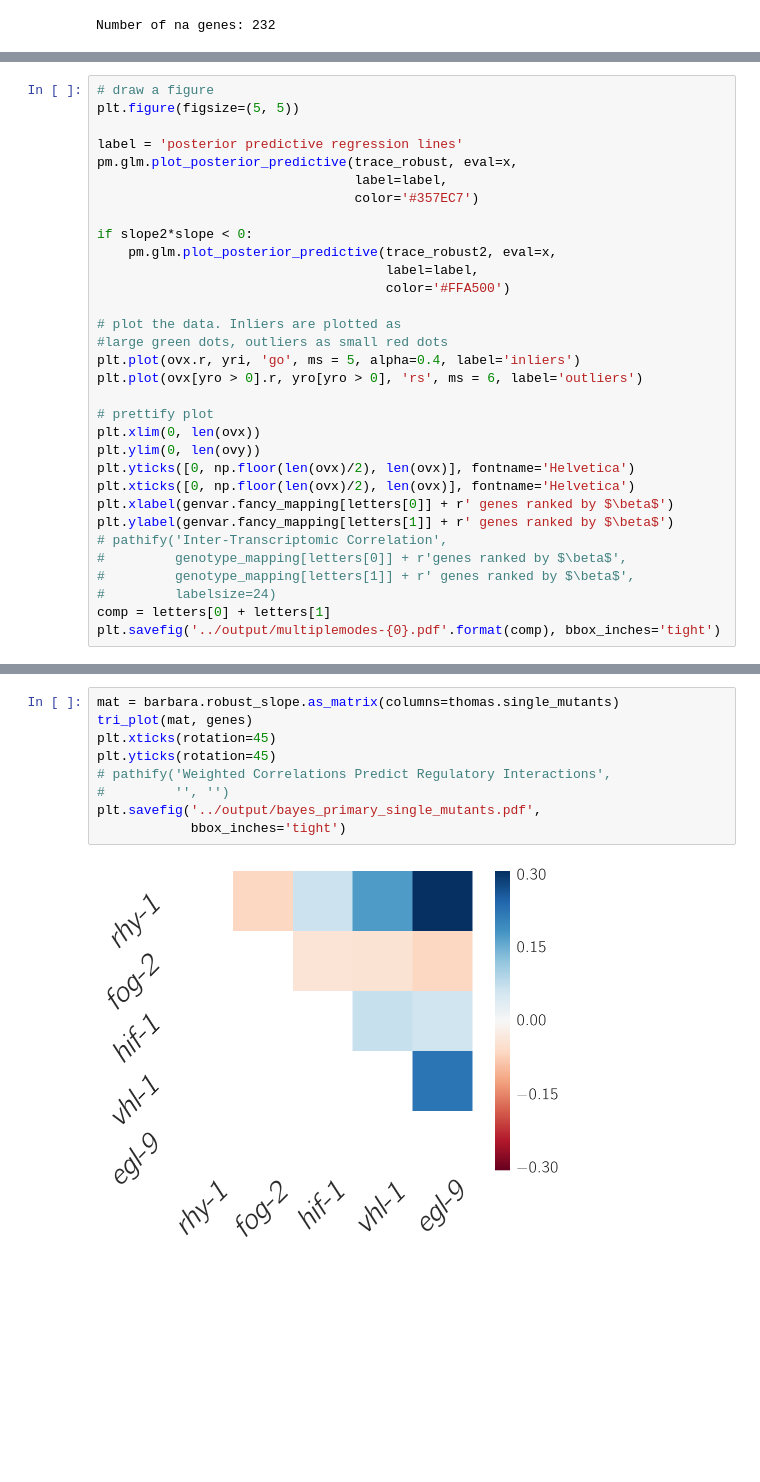
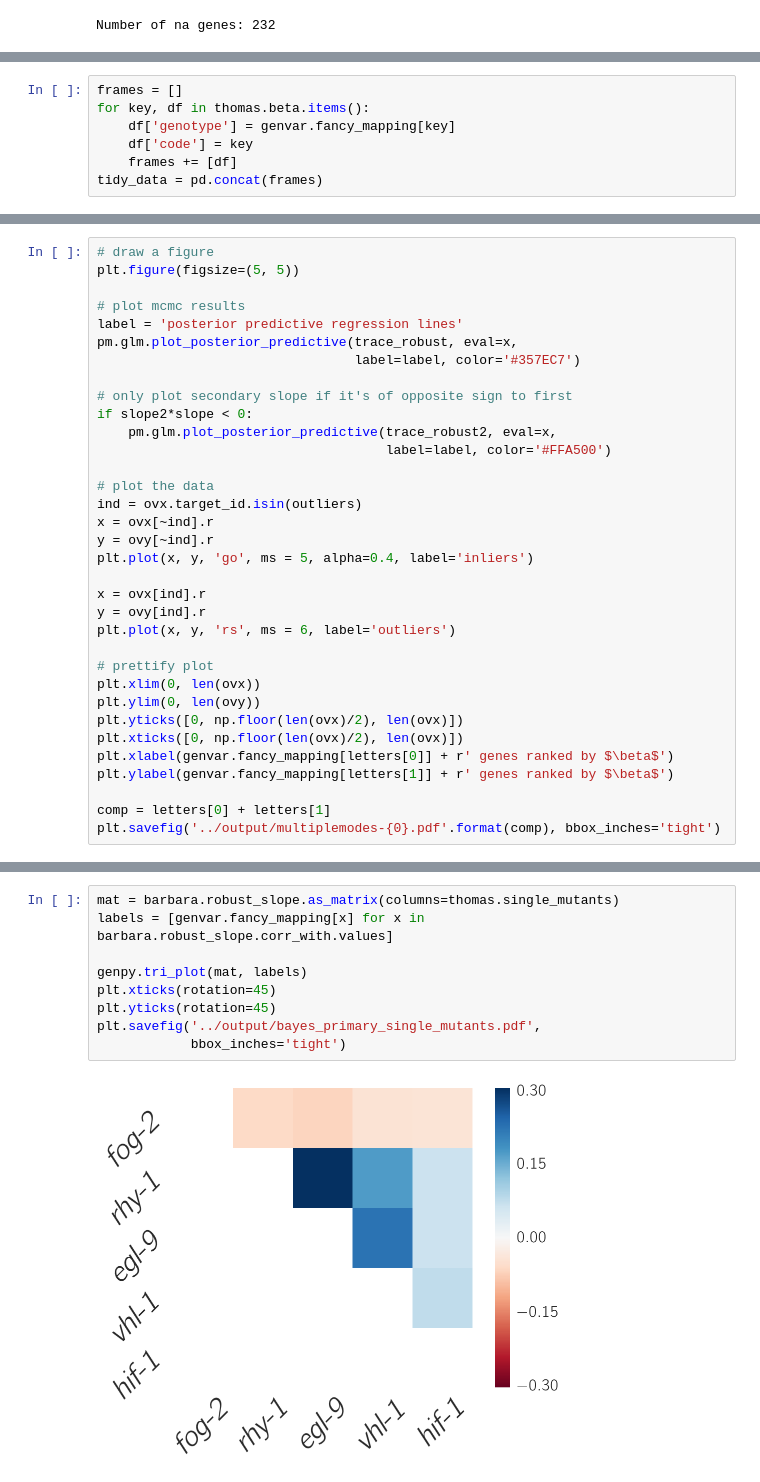
Before and after one commit to WormLabCaltech/mprsq, a Jupyter notebook: src/Predicting Interactions.ipynb, the cells around one changed output, grey strips where cells are left out. Drawn from its saved outputs; the diff is of its cells as text; blank space fills up the shorter version.

Commit message:
cleaned up jupyter nbks
specifically, basic exploration, quality control and interaction
prediction.

```diff
--- a/src/Predicting Interactions.ipynb
+++ b/src/Predicting Interactions.ipynb
@@ -261,0 +99,7 @@ ovy = find_rank(ovy)
+# %%
+frames = []
+for key, df in thomas.beta.items():
+    df['genotype'] = genvar.fancy_mapping[key]
+    df['code'] = key
+    frames += [df]
+tidy_data = pd.concat(frames)
@@ -299,32 +230,34 @@ Applied log-transform to lam and added transformed lam_log_ to model.
 # draw a figure
 plt.figure(figsize=(5, 5))
 
+# plot mcmc results
 label = 'posterior predictive regression lines'
 pm.glm.plot_posterior_predictive(trace_robust, eval=x,
-                                 label=label,
-                                 color='#357EC7')
+                                 label=label, color='#357EC7')
 
+# only plot secondary slope if it's of opposite sign to first
 if slope2*slope < 0:
     pm.glm.plot_posterior_predictive(trace_robust2, eval=x,
-                                     label=label,
-                                     color='#FFA500')
+                                     label=label, color='#FFA500')
 
-# plot the data. Inliers are plotted as
-#large green dots, outliers as small red dots
-plt.plot(ovx.r, yri, 'go', ms = 5, alpha=0.4, label='inliers')
-plt.plot(ovx[yro > 0].r, yro[yro > 0], 'rs', ms = 6, label='outliers')
+# plot the data
+ind = ovx.target_id.isin(outliers)
+x = ovx[~ind].r
+y = ovy[~ind].r
+plt.plot(x, y, 'go', ms = 5, alpha=0.4, label='inliers')
+
+x = ovx[ind].r
+y = ovy[ind].r
+plt.plot(x, y, 'rs', ms = 6, label='outliers')
 
 # prettify plot
 plt.xlim(0, len(ovx))
 plt.ylim(0, len(ovy))
-plt.yticks([0, np.floor(len(ovx)/2), len(ovx)], fontname='Helvetica')
-plt.xticks([0, np.floor(len(ovx)/2), len(ovx)], fontname='Helvetica')
+plt.yticks([0, np.floor(len(ovx)/2), len(ovx)])
+plt.xticks([0, np.floor(len(ovx)/2), len(ovx)])
 plt.xlabel(genvar.fancy_mapping[letters[0]] + r' genes ranked by $\beta$')
 plt.ylabel(genvar.fancy_mapping[letters[1]] + r' genes ranked by $\beta$')
-# pathify('Inter-Transcriptomic Correlation',
-#         genotype_mapping[letters[0]] + r'genes ranked by $\beta$',
-#         genotype_mapping[letters[1]] + r' genes ranked by $\beta$',
-#         labelsize=24)
+
 comp = letters[0] + letters[1]
 plt.savefig('../output/multiplemodes-{0}.pdf'.format(comp), bbox_inches='tight')
 # %% [output]
@@ -387,11 +298,11 @@ Applied log-transform to lam and added transformed lam_log_ to model.
 # %%
 mat = barbara.robust_slope.as_matrix(columns=thomas.single_mutants)
-tri_plot(mat, genes)
+labels = [genvar.fancy_mapping[x] for x in barbara.robust_slope.corr_with.values]
+
+genpy.tri_plot(mat, labels)
 plt.xticks(rotation=45)
 plt.yticks(rotation=45)
-# pathify('Weighted Correlations Predict Regulatory Interactions',
-#         '', '')
 plt.savefig('../output/bayes_primary_single_mutants.pdf',
             bbox_inches='tight')
 # %% [output]
-[figure, old version]
+[figure, new version]
```
Also changed, not shown: parts of 34 cells of this notebook, 26 other files.
